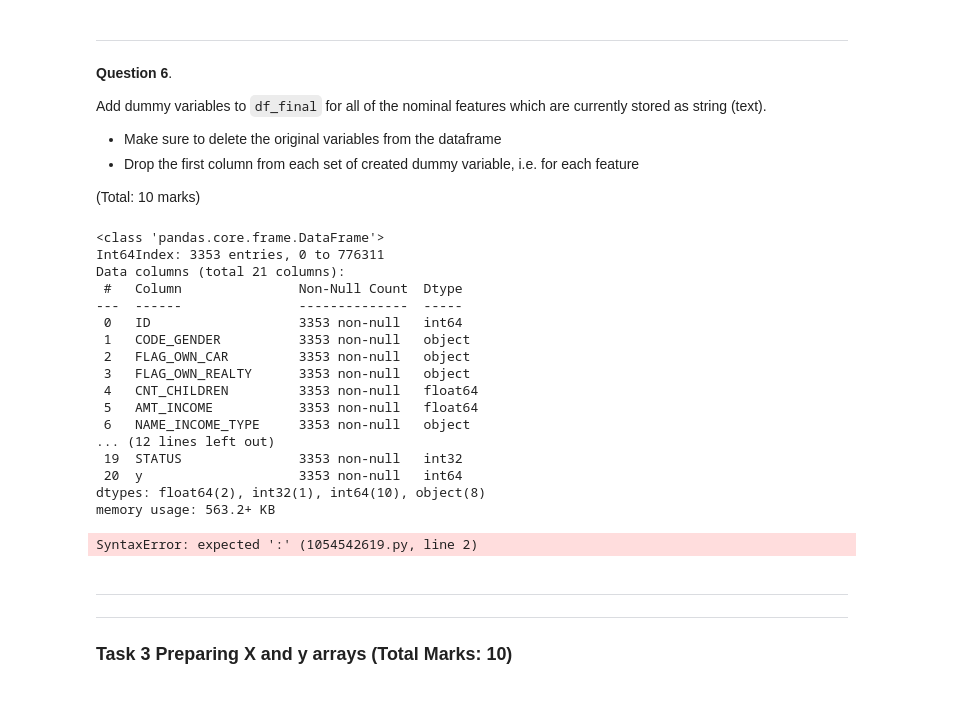
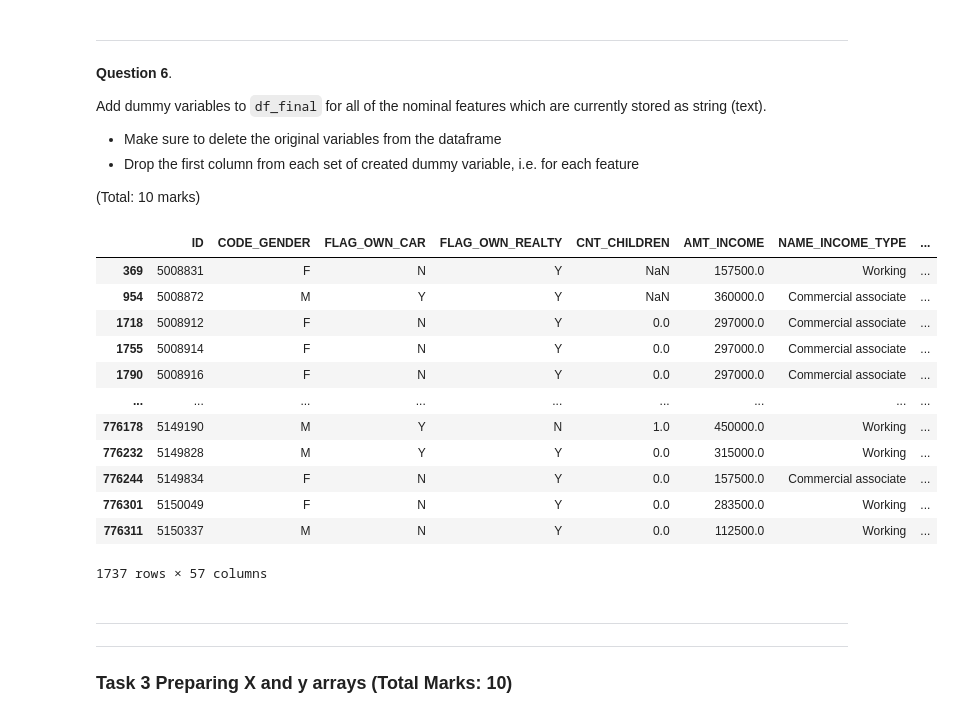
Before and after one commit to Aydza/BUSA8001, a Jupyter notebook: Assessment/Assignment1-S2-2024/Assignment1-S2-2024.ipynb, the cells around one changed output. Drawn from its saved outputs; the diff is of its cells as text; code cells hidden in the pictures.

```diff
--- a/Assessment/Assignment1-S2-2024/Assignment1-S2-2024.ipynb
+++ b/Assessment/Assignment1-S2-2024/Assignment1-S2-2024.ipynb
@@ -282,10 +265,9 @@ dtype: int64
 (Total: 15 marks)
 # %%
 # ---- provide your code here -----
-#4.1
 #replace NULL valies using scikit libraries
 df_final['CNT_CHILDREN'].fillna(df_final['CNT_CHILDREN'].median(axis=0),inplace=True)
-df_final['NAME_EDUCATION_TYPE'].fillna(df_final['NAME_EDUCATION_TYPE'].mode(),inplace=True) #need encoding first
+df_final['NAME_EDUCATION_TYPE'].fillna(df_final['NAME_EDUCATION_TYPE'].mode()[0],inplace=True)
 df_final['OCCUPATION_TYPE'].fillna(df_final['OCCUPATION_TYPE'].mode,inplace=True)
 # %% [markdown]
 <hr style="width:25%;margin-left:0;">
@@ -300,10 +282,11 @@ df_final['OCCUPATION_TYPE'].fillna(df_final['OCCUPATION_TYPE'].mode,inplace=True
 (Total: 5 marks)
 # %%
 # ---- provide your code here -----
-df['NAME_EDUCATION_TYPE'].replace(to_replace="Lower Secondary",value=1, inplace=True)
-df['NAME_EDUCATION_TYPE'].replace(to_replace="Secondary / secondary special",value=2, inplace=True)
-df['NAME_EDUCATION_TYPE'].replace(to_replace="Incomplete higher",value=3, inplace=True)
-df['NAME_EDUCATION_TYPE'].replace(to_replace="Higher education",value=4, inplace=True)
+
+df_final['NAME_EDUCATION_TYPE'].replace(to_replace="Lower Secondary",value=1, inplace=True)
+df_final['NAME_EDUCATION_TYPE'].replace(to_replace="Secondary / secondary special",value=2, inplace=True)
+df_final['NAME_EDUCATION_TYPE'].replace(to_replace="Incomplete higher",value=3, inplace=True)
+df_final['NAME_EDUCATION_TYPE'].replace(to_replace="Higher education",value=4, inplace=True)
 # %% [markdown]
 <hr style="width:25%;margin-left:0;">
 
@@ -316,36 +299,27 @@ Add dummy variables to `df_final` for all of the nominal features which are curr
 
 
 (Total: 10 marks)
-# %%
-df_final.info()
-# %% [output]
-<class 'pandas.core.frame.DataFrame'>
-Int64Index: 3353 entries, 0 to 776311
-Data columns (total 21 columns):
- #   Column               Non-Null Count  Dtype
----  ------               --------------  -----
- 0   ID                   3353 non-null   int64
- 1   CODE_GENDER          3353 non-null   object
- 2   FLAG_OWN_CAR         3353 non-null   object
- 3   FLAG_OWN_REALTY      3353 non-null   object
- 4   CNT_CHILDREN         3353 non-null   float64
- 5   AMT_INCOME           3353 non-null   float64
- 6   NAME_INCOME_TYPE     3353 non-null   object
-... (12 lines left out)
- 19  STATUS               3353 non-null   int32
- 20  y                    3353 non-null   int64
-dtypes: float64(2), int32(1), int64(10), object(8)
-memory usage: 563.2+ KB
 # %%
 # ---- provide your code here -
-if()
-one_hot = pd.get_dummies(df_final[['CODE_GENDER']], dtype = int, drop_first = True)
-one_hot = pd.get_dummies(df_final[['CODE_GENDER']], dtype = int, drop_first = True)
-
-df3_final = df_final.join(one_hot)
-df3_final
+for i in df_final.columns:
+    if df_final[i].dtype=='object':
+        one_hot = pd.get_dummies(df_final[[i]], dtype = int, drop_first = True)
+        df_final=df_final.join(one_hot)
+df_final
 # %% [output]
+|  | ID | CODE_GENDER | FLAG_OWN_CAR | FLAG_OWN_REALTY | CNT_CHILDREN | AMT_INCOME | NAME_INCOME_TYPE | ... |
+| 369 | 5008831 | F | N | Y | NaN | 157500.0 | Working | ... |
+| 954 | 5008872 | M | Y | Y | NaN | 360000.0 | Commercial associate | ... |
+| 1718 | 5008912 | F | N | Y | 0.0 | 297000.0 | Commercial associate | ... |
+| 1755 | 5008914 | F | N | Y | 0.0 | 297000.0 | Commercial associate | ... |
+| 1790 | 5008916 | F | N | Y | 0.0 | 297000.0 | Commercial associate | ... |
+| ... | ... | ... | ... | ... | ... | ... | ... | ... |
+| 776178 | 5149190 | M | Y | N | 1.0 | 450000.0 | Working | ... |
+| 776232 | 5149828 | M | Y | Y | 0.0 | 315000.0 | Working | ... |
+| 776244 | 5149834 | F | N | Y | 0.0 | 157500.0 | Commercial associate | ... |
+| 776301 | 5150049 | F | N | Y | 0.0 | 283500.0 | Working | ... |
+| 776311 | 5150337 | M | N | Y | 0.0 | 112500.0 | Working | ... |
-SyntaxError: expected ':' (1054542619.py, line 2)
+1737 rows × 57 columns
 # %% [markdown]
 ---
 ---
```
Also changed, not shown: parts of 10 cells of this notebook, 2 other files.
